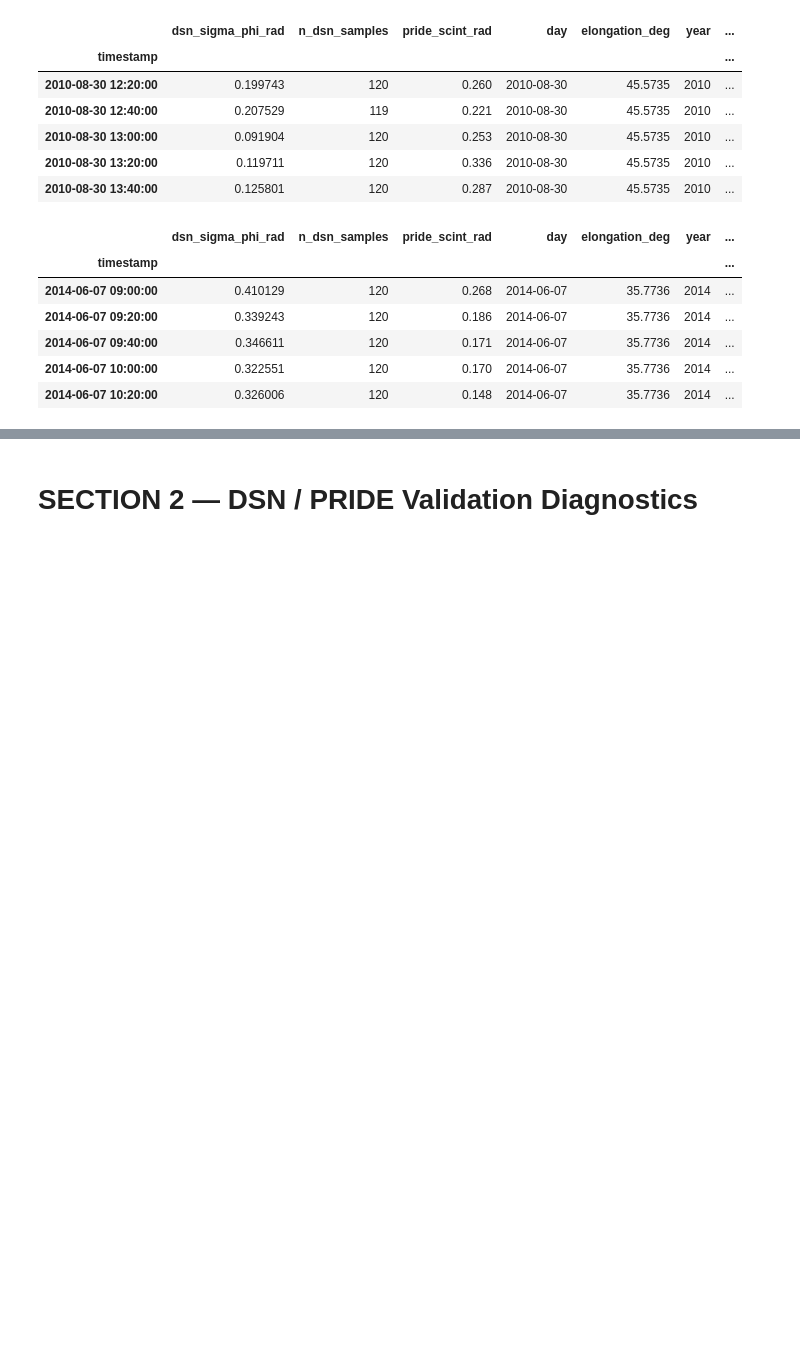
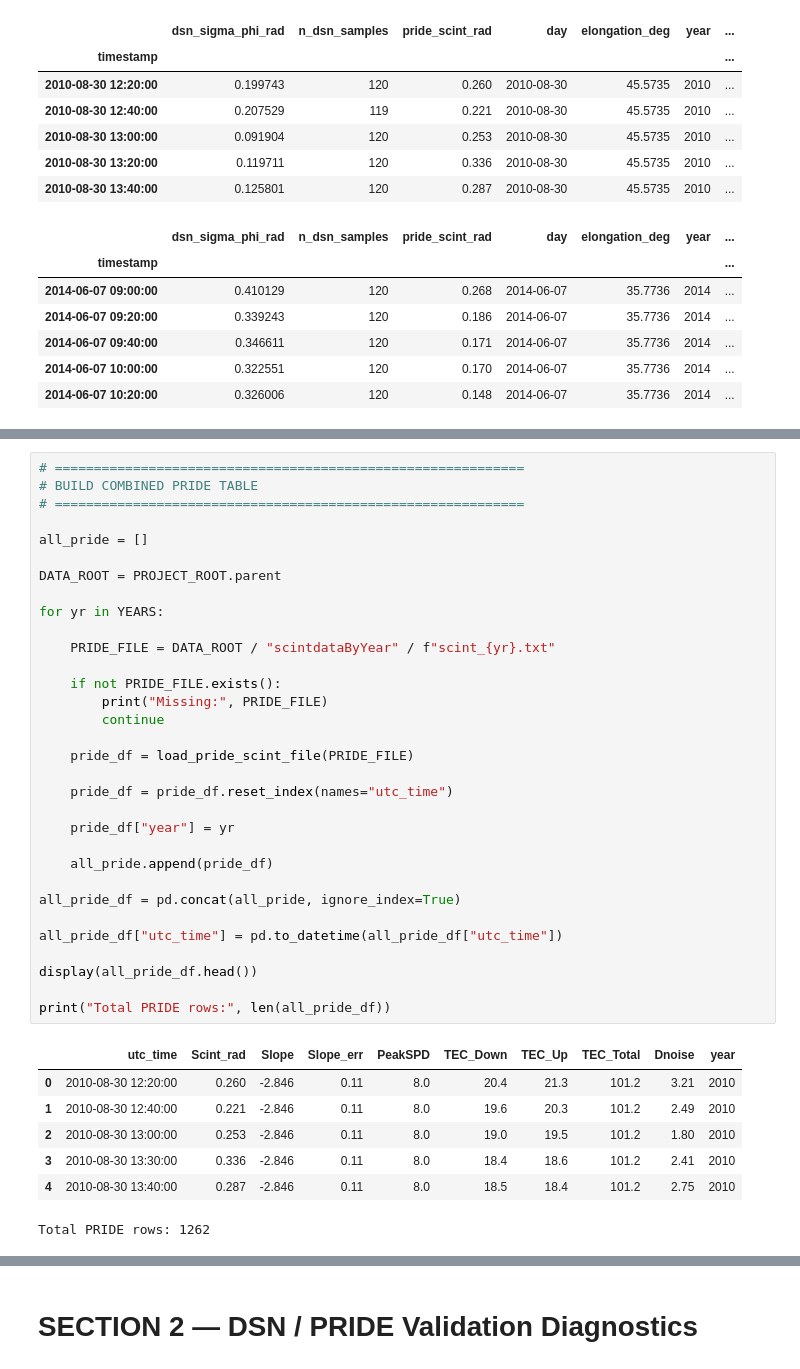
Before and after one commit to CjBrilli/pyesascint, a Jupyter notebook: notebooks/05_pride_comparison.ipynb, the cells around one changed output, grey strips where cells are left out. Cells and saved outputs as stored; diff of their text form; blank space fills up the shorter version.

```diff
--- a/notebooks/05_pride_comparison.ipynb
+++ b/notebooks/05_pride_comparison.ipynb
@@ -245,0 +332,40 @@ Cross-correlation rows: 80
+# %%
+# ============================================================
+# BUILD COMBINED PRIDE TABLE
+# ============================================================
+
+all_pride = []
+
+DATA_ROOT = PROJECT_ROOT.parent
+
+for yr in YEARS:
+
+    PRIDE_FILE = DATA_ROOT / "scintdataByYear" / f"scint_{yr}.txt"
+
+    if not PRIDE_FILE.exists():
+        print("Missing:", PRIDE_FILE)
+        continue
+
+    pride_df = load_pride_scint_file(PRIDE_FILE)
+
+    pride_df = pride_df.reset_index(names="utc_time")
+
+    pride_df["year"] = yr
+
+    all_pride.append(pride_df)
+
+all_pride_df = pd.concat(all_pride, ignore_index=True)
+
+all_pride_df["utc_time"] = pd.to_datetime(all_pride_df["utc_time"])
+
+display(all_pride_df.head())
+
+print("Total PRIDE rows:", len(all_pride_df))
+# %% [output]
+|  | utc_time | Scint_rad | Slope | Slope_err | PeakSPD | TEC_Down | TEC_Up | TEC_Total | Dnoise | year |
+| 0 | 2010-08-30 12:20:00 | 0.260 | -2.846 | 0.11 | 8.0 | 20.4 | 21.3 | 101.2 | 3.21 | 2010 |
+| 1 | 2010-08-30 12:40:00 | 0.221 | -2.846 | 0.11 | 8.0 | 19.6 | 20.3 | 101.2 | 2.49 | 2010 |
+| 2 | 2010-08-30 13:00:00 | 0.253 | -2.846 | 0.11 | 8.0 | 19.0 | 19.5 | 101.2 | 1.80 | 2010 |
+| 3 | 2010-08-30 13:30:00 | 0.336 | -2.846 | 0.11 | 8.0 | 18.4 | 18.6 | 101.2 | 2.41 | 2010 |
+| 4 | 2010-08-30 13:40:00 | 0.287 | -2.846 | 0.11 | 8.0 | 18.5 | 18.4 | 101.2 | 2.75 | 2010 |
+Total PRIDE rows: 1262
```
Also changed, not shown: parts of 3 cells of this notebook, 10 other files.
